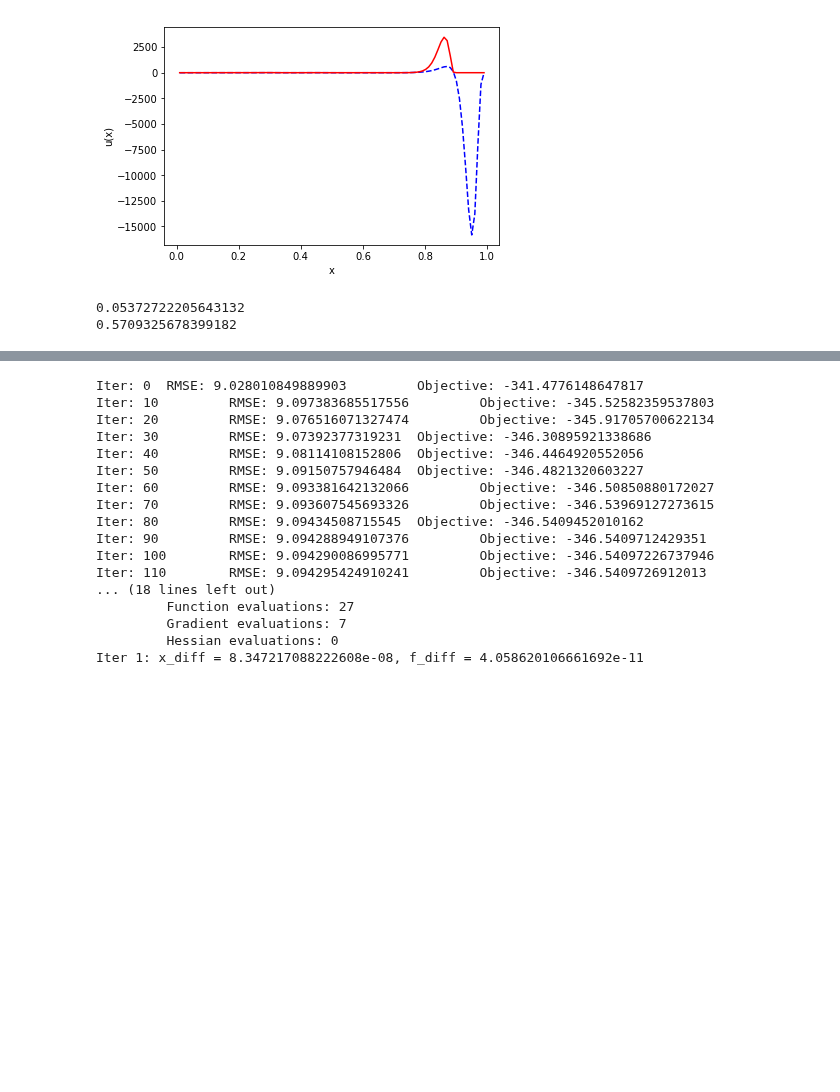
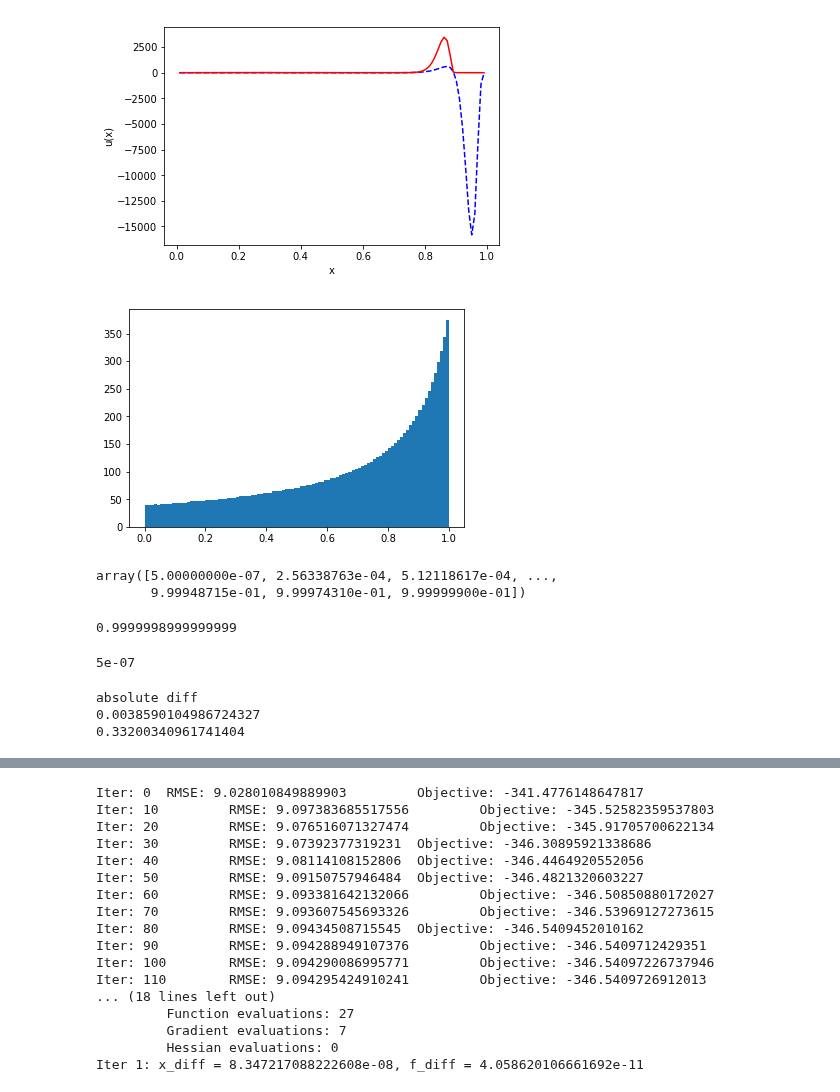
Before and after one commit to mijordan3/BNP_sensitivity, a Jupyter notebook: GMM_clustering/jupyter/clustering_iris_lucky_restart_functional_sensitivity_worst_case.ipynb, the cells around one changed output, grey strips where cells are left out. Cells and saved outputs as stored; diff of their text form; code cells hidden in the pictures; blank space fills up the shorter version.

```diff
--- a/GMM_clustering/jupyter/clustering_iris_lucky_restart_functional_sensitivity_worst_case.ipynb
+++ b/GMM_clustering/jupyter/clustering_iris_lucky_restart_functional_sensitivity_worst_case.ipynb
@@ -464 +469,19 @@ def eval_linear_interpolation(x, int_points_x, int_points_y):
+# %%
+# plt.plot(int_points_x, np.zeros(len(int_points_x)), '.', alpha = 0.005)
+plt.hist(int_points_x, bins = 100);
+# %% [output]
+[figure, added]
+# %%
+int_points_x
+# %% [output]
+array([5.00000000e-07, 2.56338763e-04, 5.12118617e-04, ...,
+       9.99948715e-01, 9.99974310e-01, 9.99999900e-01])
+# %%
+np.max(int_points_x)
+# %% [output]
+0.9999998999999999
+# %%
+np.min(int_points_x)
+# %% [output]
+5e-07
 # %%
@@ -479,13 +502,19 @@ worst_case_neg_int_points = \
 worst_case_pos_interpolated = lambda x : eval_linear_interpolation(x, int_points_x, worst_case_pos_int_points)
 worst_case_neg_interpolated = lambda x : eval_linear_interpolation(x, int_points_x, worst_case_neg_int_points)
 # %%
-x = np.random.random((100, 3))
+x = np.random.random((100))
 
+print('absolute diff')
 print(np.max(np.abs(worst_case_pos_interpolated(x) - worst_case_pos(x))))
 print(np.max(np.abs(worst_case_neg_interpolated(x) - worst_case_neg(x))))
+
+# print('\n relative diff')
+# print(np.max(np.abs(worst_case_pos_interpolated(x) - worst_case_pos(x) / worst_case_pos(x))))
+# print(np.max(np.abs(worst_case_neg_interpolated(x) - worst_case_neg(x) / worst_case_neg(x))))
 # %% [output]
-0.05372722205643132
-0.5709325678399182
+absolute diff
+0.0038590104986724327
+0.33200340961741404
 # %%
 plt.plot(theta, worst_case_pos(theta).flatten(), 'red')
 plt.plot(theta, worst_case_pos_interpolated(theta).flatten(), color = 'blue', marker = 'x')
```
Also changed, not shown: parts of 27 cells of this notebook, 8 other files.
